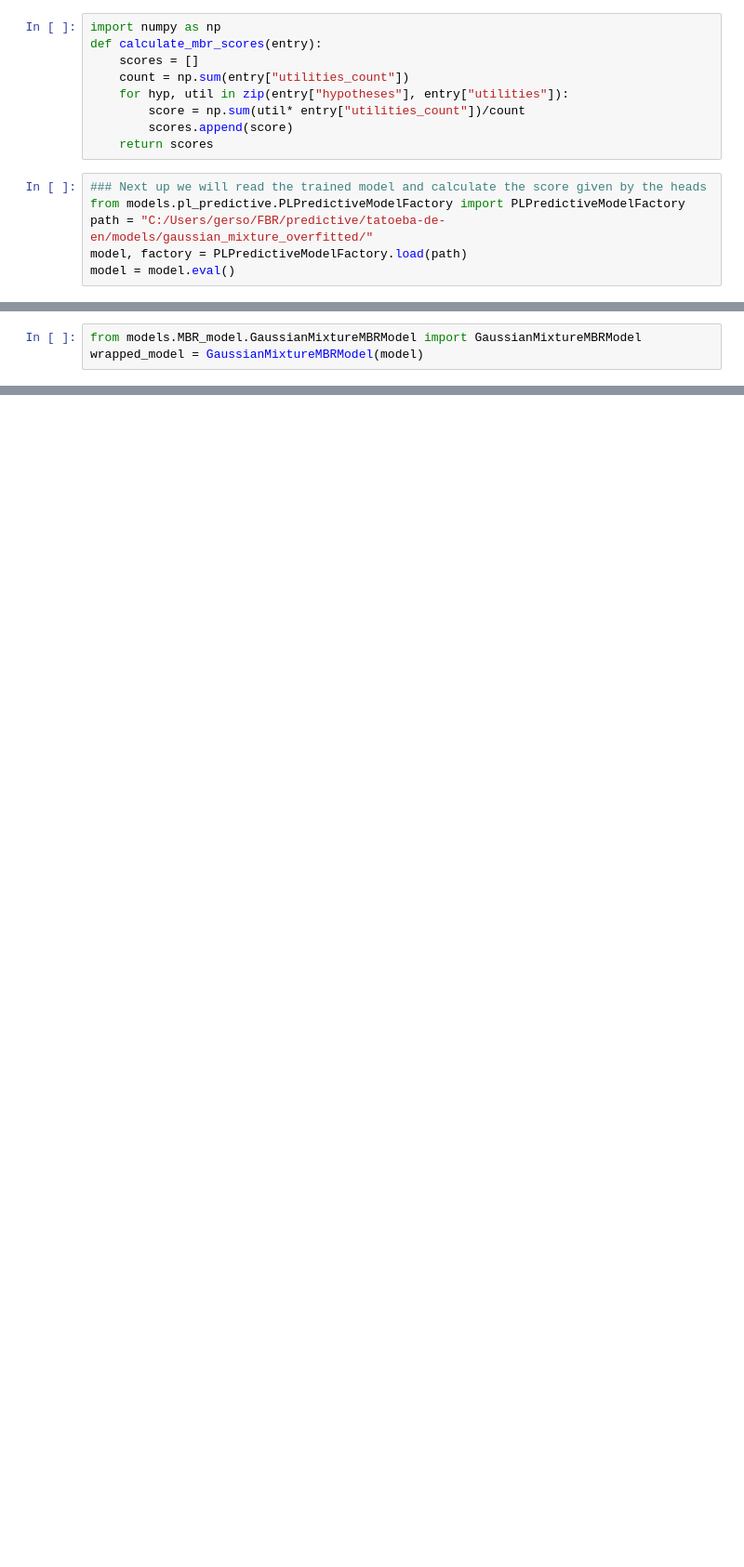
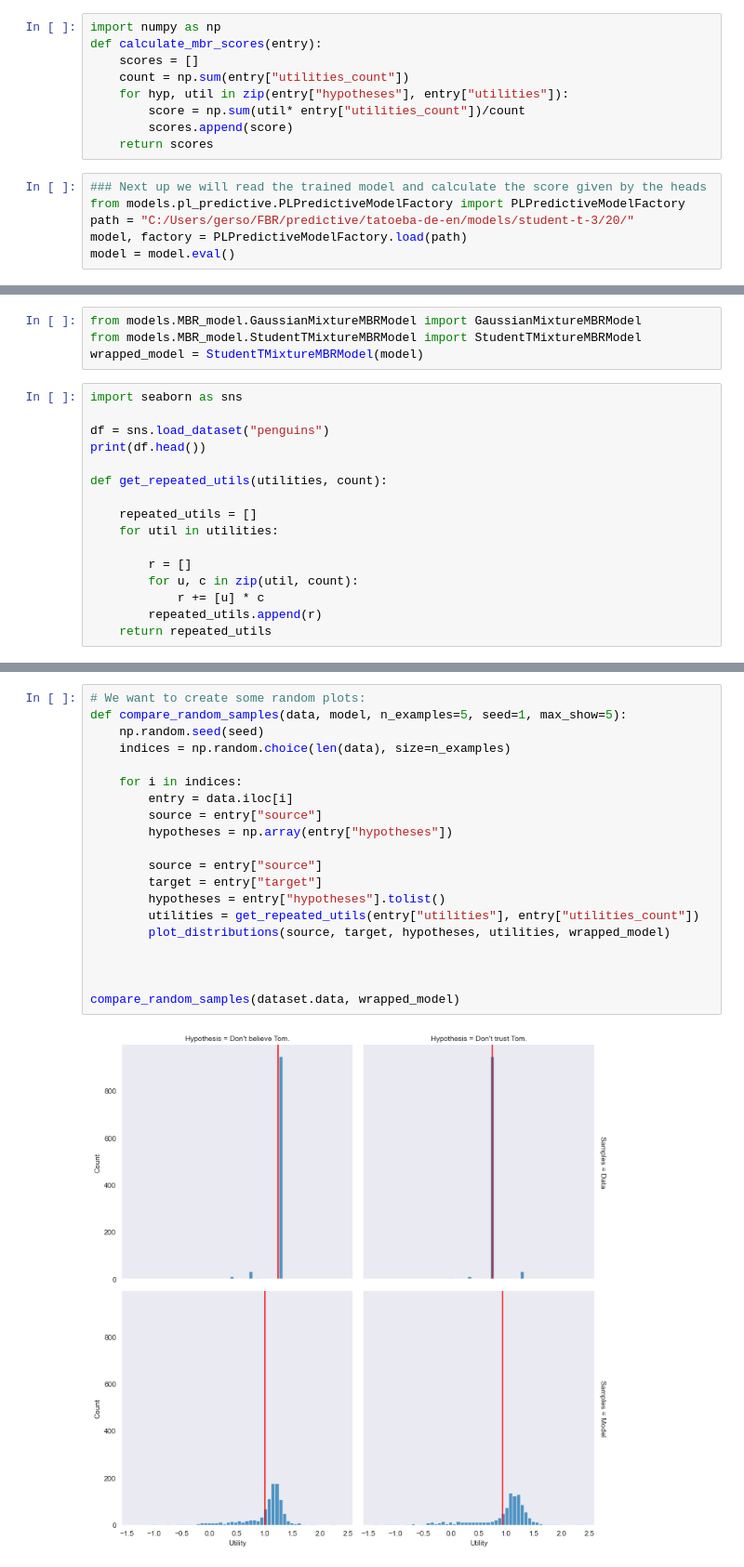
Before and after one commit to gersonfoks/master-thesis, a Jupyter notebook: notebooks/mixture_models/Analysing mixture model.ipynb, the cells around one changed output, grey strips where cells are left out. Shown at 93% size. Cells and saved outputs as stored; diff of their text form; blank space fills up the shorter version.

Commit message:
added repeated student-t repeated indices config

```diff
--- a/notebooks/mixture_models/Analysing mixture model.ipynb
+++ b/notebooks/mixture_models/Analysing mixture model.ipynb
@@ -29,7 +27,7 @@ def calculate_mbr_scores(entry):
 # %%
 ### Next up we will read the trained model and calculate the score given by the heads
 from models.pl_predictive.PLPredictiveModelFactory import PLPredictiveModelFactory
-path = "C:/Users/gerso/FBR/predictive/tatoeba-de-en/models/gaussian_mixture_overfitted/"
+path = "C:/Users/gerso/FBR/predictive/tatoeba-de-en/models/student-t-3/20/"
 model, factory = PLPredictiveModelFactory.load(path)
 model = model.eval()
 # %% [output]
@@ -39,3 +37,20 @@ using a mixture model
 # %%
 from models.MBR_model.GaussianMixtureMBRModel import GaussianMixtureMBRModel
-wrapped_model = GaussianMixtureMBRModel(model)
+from models.MBR_model.StudentTMixtureMBRModel import StudentTMixtureMBRModel
+wrapped_model = StudentTMixtureMBRModel(model)
+# %%
+import seaborn as sns
+
+df = sns.load_dataset("penguins")
+print(df.head())
+
+def get_repeated_utils(utilities, count):
+
+    repeated_utils = []
+    for util in utilities:
+
+        r = []
+        for u, c in zip(util, count):
+            r += [u] * c
+        repeated_utils.append(r)
+    return repeated_utils
@@ -41,0 +128,22 @@ wrapped_model = GaussianMixtureMBRModel(model)
+# %%
+# We want to create some random plots:
+def compare_random_samples(data, model, n_examples=5, seed=1, max_show=5):
+    np.random.seed(seed)
+    indices = np.random.choice(len(data), size=n_examples)
+
+    for i in indices:
+        entry = data.iloc[i]
+        source = entry["source"]
+        hypotheses = np.array(entry["hypotheses"])
+
+        source = entry["source"]
+        target = entry["target"]
+        hypotheses = entry["hypotheses"].tolist()
+        utilities = get_repeated_utils(entry["utilities"], entry["utilities_count"])
+        plot_distributions(source, target, hypotheses, utilities, wrapped_model)
+
+
+
+compare_random_samples(dataset.data, wrapped_model)
+# %% [output]
+[figure, added]
```
Also changed, not shown: parts of 17 cells of this notebook, 5 other files.
